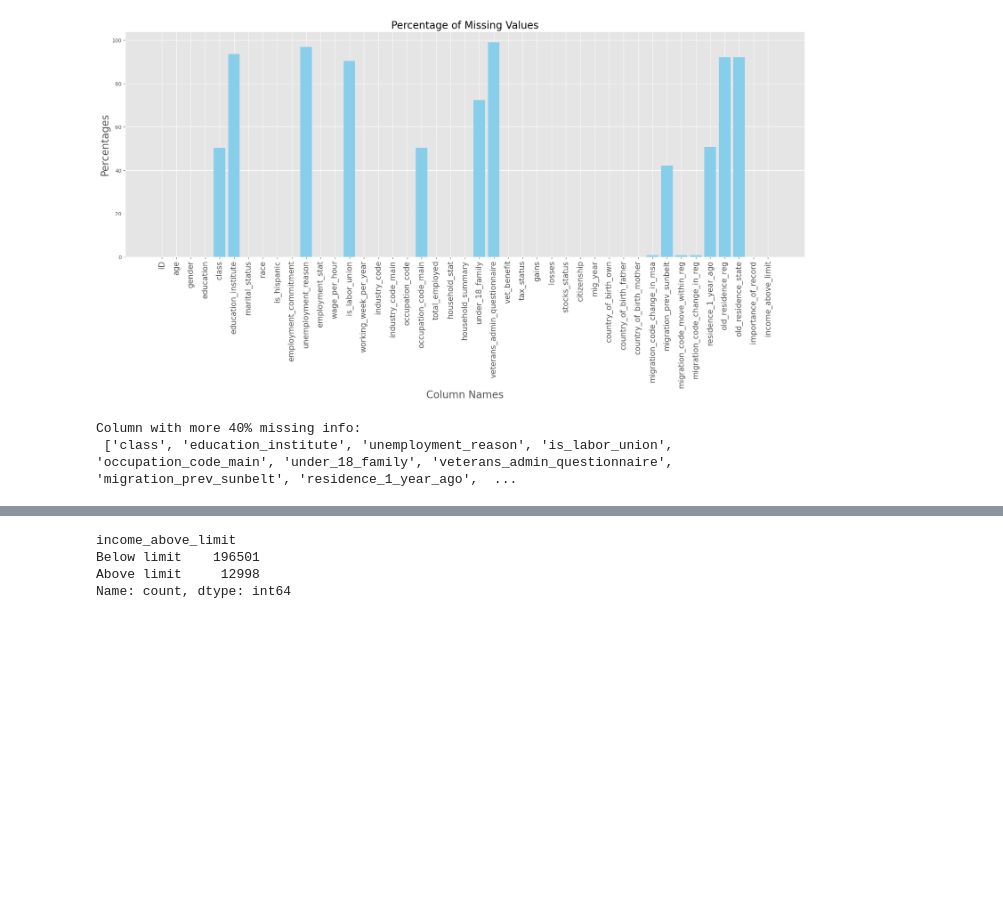
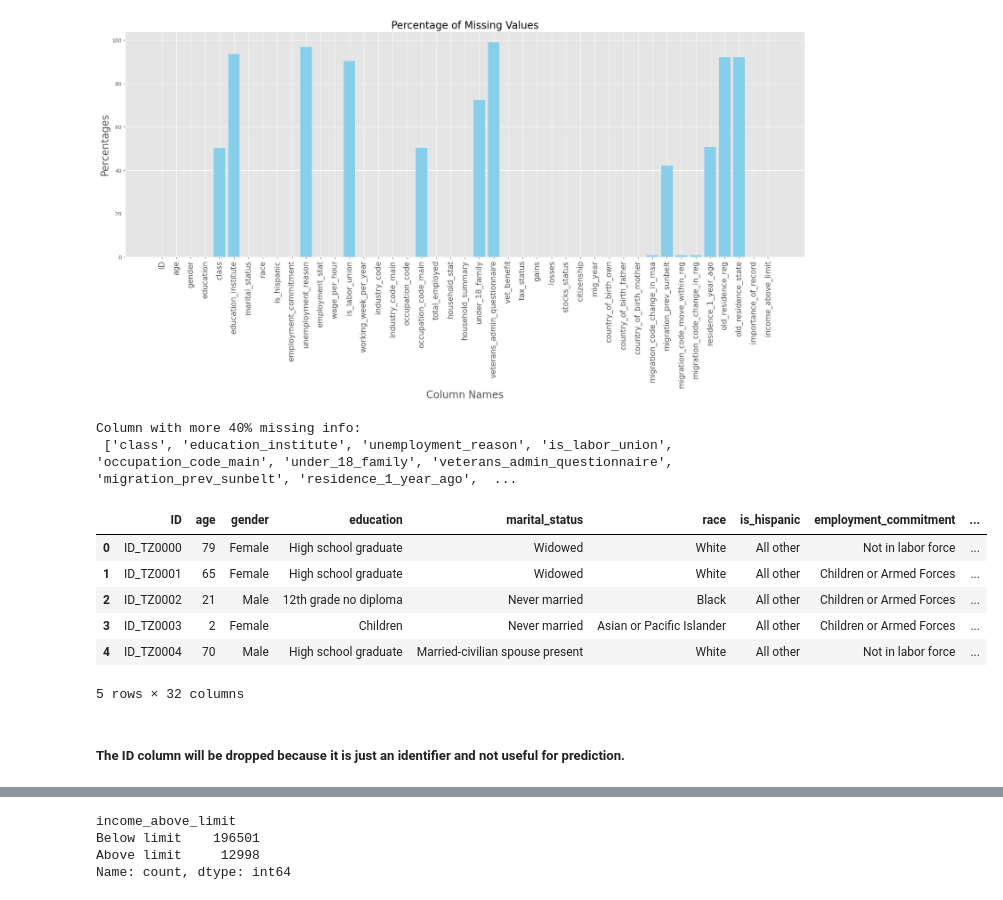
Before and after one commit to AndyMortey/PREDICTING-ANNUAL-INCOME-USING-MACHINE-LEARNING, a Jupyter notebook: notebook.ipynb, the cells around one changed output, grey strips where cells are left out. Saved outputs shown, nothing was run; the diff lists cells and outputs as text; code cells hidden in the pictures; blank space fills up the shorter version.

```diff
--- a/notebook.ipynb
+++ b/notebook.ipynb
@@ -153,3 +153,19 @@ print("Column with more 40% missing info: \n",columns_to_remove)
 # %% [output]
 Column with more 40% missing info:
  ['class', 'education_institute', 'unemployment_reason', 'is_labor_union', 'occupation_code_main', 'under_18_family', 'veterans_admin_questionnaire', 'migration_prev_sunbelt', 'residence_1_year_ago',  ...
+# %%
+#Remove the columns with alot of missing values
+df = train_df.drop(columns=columns_to_remove,axis=1)
+# %%
+#Preview dataframe
+df.head()
+# %% [output]
+|  | ID | age | gender | education | marital_status | race | is_hispanic | employment_commitment | ... |
+| 0 | ID_TZ0000 | 79 | Female | High school graduate | Widowed | White | All other | Not in labor force | ... |
+| 1 | ID_TZ0001 | 65 | Female | High school graduate | Widowed | White | All other | Children or Armed Forces | ... |
+| 2 | ID_TZ0002 | 21 | Male | 12th grade no diploma | Never married | Black | All other | Children or Armed Forces | ... |
+| 3 | ID_TZ0003 | 2 | Female | Children | Never married | Asian or Pacific Islander | All other | Children or Armed Forces | ... |
+| 4 | ID_TZ0004 | 70 | Male | High school graduate | Married-civilian spouse present | White | All other | Not in labor force | ... |
+5 rows × 32 columns
+# %% [markdown]
+##### The ID column will be dropped because it is just an identifier and not useful for prediction.
```
Also changed, not shown: parts of 15 cells of this notebook.
